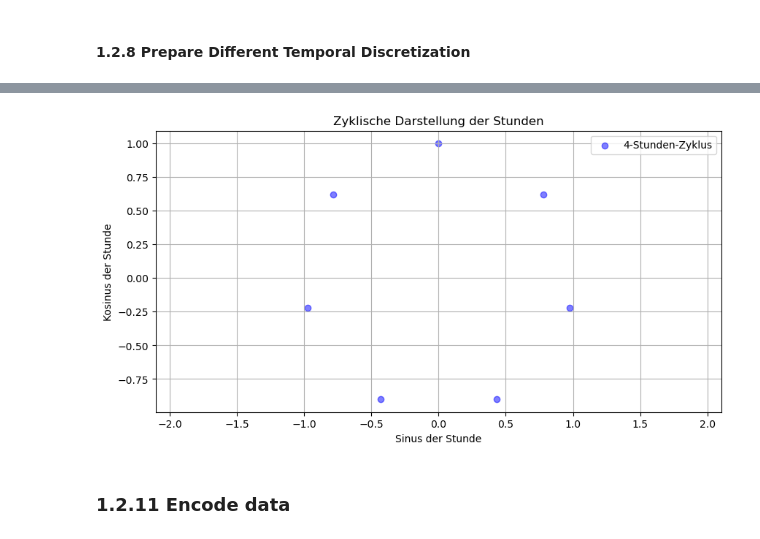
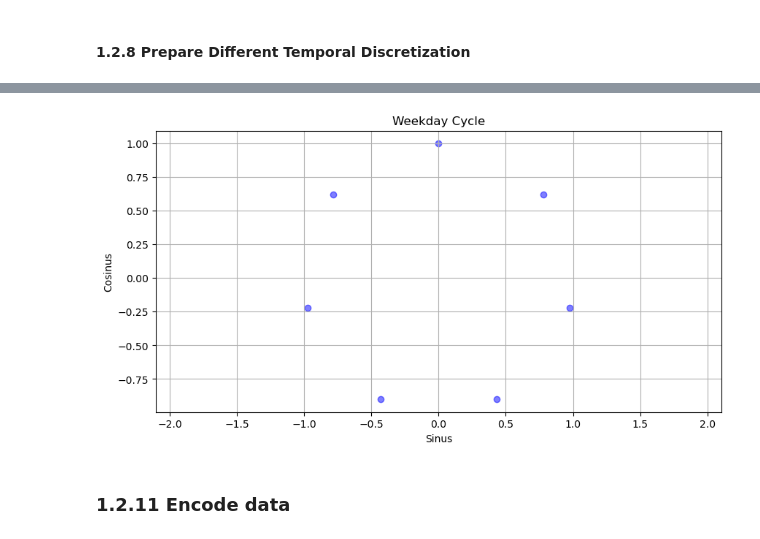
Before and after one commit to madxox/AAA_Teamassignment, a Jupyter notebook: 01_preparation_taxidata_jl.ipynb, the cells around one changed output, grey strips where cells are left out. Saved outputs shown, nothing was run; the diff lists cells and outputs as text; code cells hidden in the pictures.

```diff
--- a/01_preparation_taxidata_jl.ipynb
+++ b/01_preparation_taxidata_jl.ipynb
@@ -471,8 +471,8 @@ df = df.drop('mph', axis=1)
 #### 1.2.8 Prepare Different Temporal Discretization
 # %%
 df['1_hour_window'] = df['trip_start_timestamp'].dt.hour
-df['start_1_hour_sin'] = np.sin(df['1_hour_window']*(2.*np.pi/24))
-df['start_1_hour_cos'] = np.cos(df['1_hour_window']*(2.*np.pi/24))
+df['1_hour_window_sin'] = np.sin(df['1_hour_window']*(2.*np.pi/24))
+df['1_hour_window_cos'] = np.cos(df['1_hour_window']*(2.*np.pi/24))
 # %%
 df['4_hour_window'] = df['trip_start_timestamp'].dt.floor('4h').dt.hour
 df['4_hour_window_sin'] = np.sin(df['4_hour_window']*(2.*np.pi/24))
@@ -502,0 +488,13 @@ plt.show()
+# %%
+def plot_sin_cos_features(sin_feature, cos_feature, cycle):
+
+    unique_points = df[[sin_feature, cos_feature]].drop_duplicates()
+
+    plt.figure(figsize=(10, 5))
+    plt.scatter(unique_points[sin_feature], unique_points[cos_feature], color='blue', alpha=0.5)
+    plt.title(cycle + ' Cycle')
+    plt.xlabel('Sinus')
+    plt.ylabel('Cosinus')
+    plt.grid(True)
+    plt.axis('equal')
+    plt.show()
@@ -503,18 +513,7 @@ plt.show()
 # %%
-unique_points = df[['weekday_sin', 'weekday_cos']].drop_duplicates()
-
-# Plot
-plt.figure(figsize=(10, 5))
-plt.scatter(unique_points['weekday_sin'], unique_points['weekday_cos'], color='blue', alpha=0.5, label='4-Stunden-Zyklus')
-plt.title('Zyklische Darstellung der Stunden')
-plt.xlabel('Sinus der Stunde')
-plt.ylabel('Kosinus der Stunde')
-plt.legend()
-plt.grid(True)
-plt.axis('equal')
-plt.show()
+plot_sin_cos_features('weekday_sin', 'weekday_cos', 'Weekday')
 # %% [output]
-[figure, old version]
+[figure, new version]
 # %% [markdown]
 ### 1.2.11 Encode data
 # %% [markdown]
```
Also changed, not shown: parts of 4 cells of this notebook.
